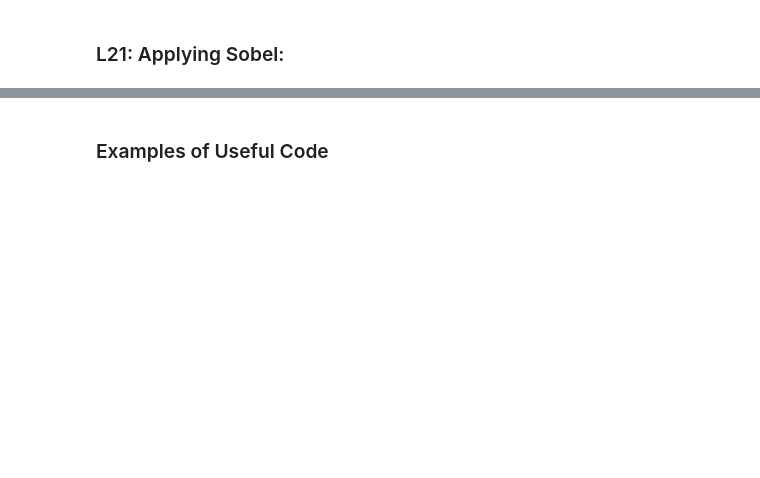
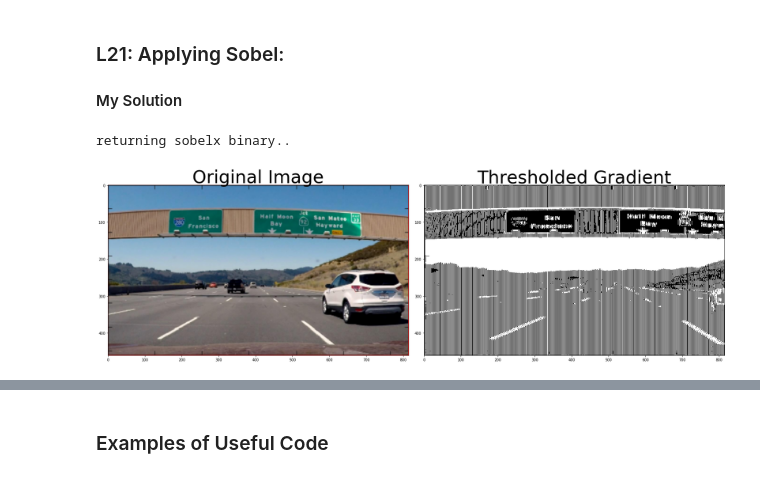
Before and after one commit to SherylHohman/CarND-Advanced-Lane_Lines-Exercises, a Jupyter notebook: L_21_Applying_Sobel.ipynb, the cells around one changed output, grey strips where cells are left out. Drawn from its saved outputs; the diff is of its cells as text; code cells hidden in the pictures; blank space fills up the shorter version.

Commit message:
complete abs_sobel_thresh function

```diff
--- a/L_21_Applying_Sobel.ipynb
+++ b/L_21_Applying_Sobel.ipynb
@@ -1,2 +1,3 @@
 # %% [markdown]
 ### L21: Applying Sobel:
+#### My Solution
@@ -8,36 +12,76 @@ import matplotlib.image as mpimg
 import pickle
 
 
 # Read in an image and grayscale it
 image = mpimg.imread('signs_vehicles_xygrad.png')
 
 # Define a function that applies Sobel x or y,
 # then takes an absolute value and applies a threshold.
 # Note: calling your function with orient='x', thresh_min=5, thresh_max=100
 # should produce output like the example image shown above this quiz.
+
 def abs_sobel_thresh(img, orient='x', thresh_min=0, thresh_max=255):
 
     # Apply the following steps to img
-    # 1) Convert to grayscale
+    # 1) Sobel requires a grayscale image.
+    gray = cv2.cvtColor(img, cv2.COLOR_BGR2GRAY)
+
     # 2) Take the derivative in x or y given orient = 'x' or 'y'
+    sobelx = cv2.Sobel(gray, cv2.CV_64F, 1, 0)  # 1, 0 = x dir = vertical emphasis
+    sobely = cv2.Sobel(gray, cv2.CV_64F, 0, 1)  # 0, 1 = y dir = horizontal emphasis
+
     # 3) Take the absolute value of the derivative or gradient
+    abs_sobelx = np.absolute(sobelx)
+    abs_sobely = np.absolute(sobely)
+
     # 4) Scale to 8-bit (0 - 255) then convert to type = np.uint8
+    scaled_abs_sobelx = np.uint8(255 * abs_sobelx/np.max(abs_sobelx))
+    scaled_abs_sobely = np.uint8(255 * abs_sobely/np.max(abs_sobely))
+
     # 5) Create a mask of 1's where the scaled gradient magnitude
             # is > thresh_min and < thresh_max
+    threshold_min =   5 #5 #20
+    threshold_max = 100
+
+    # init binary image: create a black "zeroed out" image
+    sx_binary = np.zeros_like(scaled_abs_sobelx)
+    sy_binary = np.zeros_like(scaled_abs_sobely)
+
+    # create binary image: set==1 the pixels from scaled sobel which are within threshold values
+    sx_binary[ (scaled_abs_sobelx >= threshold_min) & (scaled_abs_sobelx <= threshold_max)] = 1
+    sy_binary[ (scaled_abs_sobely >= threshold_min) & (scaled_abs_sobely <= threshold_max)] = 1
+
     # 6) Return this mask as your binary_output image
-    binary_output = np.copy(img) # Remove this line
-    return binary_output
+    #  binary_output = np.copy(img) # Remove this line
+    #  return binary_output
+
+    if orient == 'x':
+        print('returning sobelx binary..')
+        return sx_binary
+    elif orient == 'y':
+        print('returning sobely binary..')
+        return sy_binary
+    else:
+        print('orientation must be "x" or "y"; returning grayscale')
+        return gray
 
 # Run the function
 grad_binary = abs_sobel_thresh(image, orient='x', thresh_min=20, thresh_max=100)
+
 # Plot the result
 f, (ax1, ax2) = plt.subplots(1, 2, figsize=(24, 9))
 f.tight_layout()
+
 ax1.imshow(image)
 ax1.set_title('Original Image', fontsize=50)
+
 ax2.imshow(grad_binary, cmap='gray')
 ax2.set_title('Thresholded Gradient', fontsize=50)
+
 plt.subplots_adjust(left=0., right=1, top=0.9, bottom=0.)
+# %% [output]
+returning sobelx binary..
+[figure, added]
 # %% [markdown]
 ### ReadMe: Applying Sobel, Quiz
 Here's your chance to write a function that will be useful for the Advanced Lane-Finding Project at the end of this lesson! Your goal in this exercise is to identify pixels where the gradient of an image falls within a specified threshold range.
```
Also changed, not shown: parts of 4 cells of this notebook, 2 other files.
